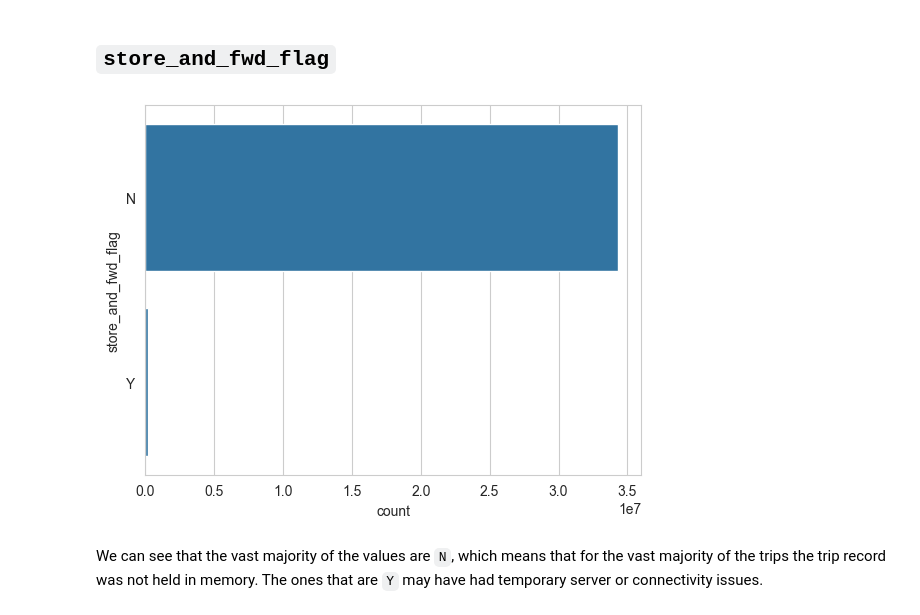
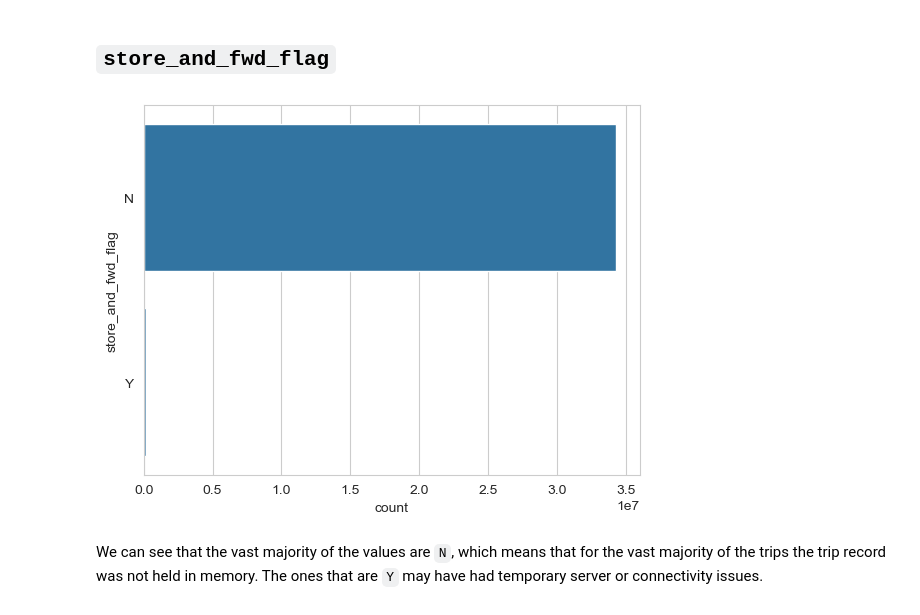
Before and after one commit to SushrutGaikwad/taxi-demand-prediction, a Jupyter notebook: notebooks/01_EDA.ipynb, the cells around one changed output. Cells and saved outputs as stored; diff of their text form; code cells hidden in the pictures.

```diff
--- a/notebooks/01_EDA.ipynb
+++ b/notebooks/01_EDA.ipynb
@@ -435,9 +436,9 @@ There are outliers in all these location-based columns. Since we need these colu
 # %% [markdown]
 ## `store_and_fwd_flag`
 # %%
-sns.countplot(df["store_and_fwd_flag"].compute(scheduler='processes'));
+sns.countplot(df["store_and_fwd_flag"].compute());
 # %% [output]
-[figure, old version]
+[figure, new version]
 # %% [markdown]
 We can see that the vast majority of the values are `N`, which means that for the vast majority of the trips the trip record was not held in memory. The ones that are `Y` may have had temporary server or connectivity issues.
 # %% [markdown]
```
Also changed, not shown: parts of 22 cells of this notebook.
